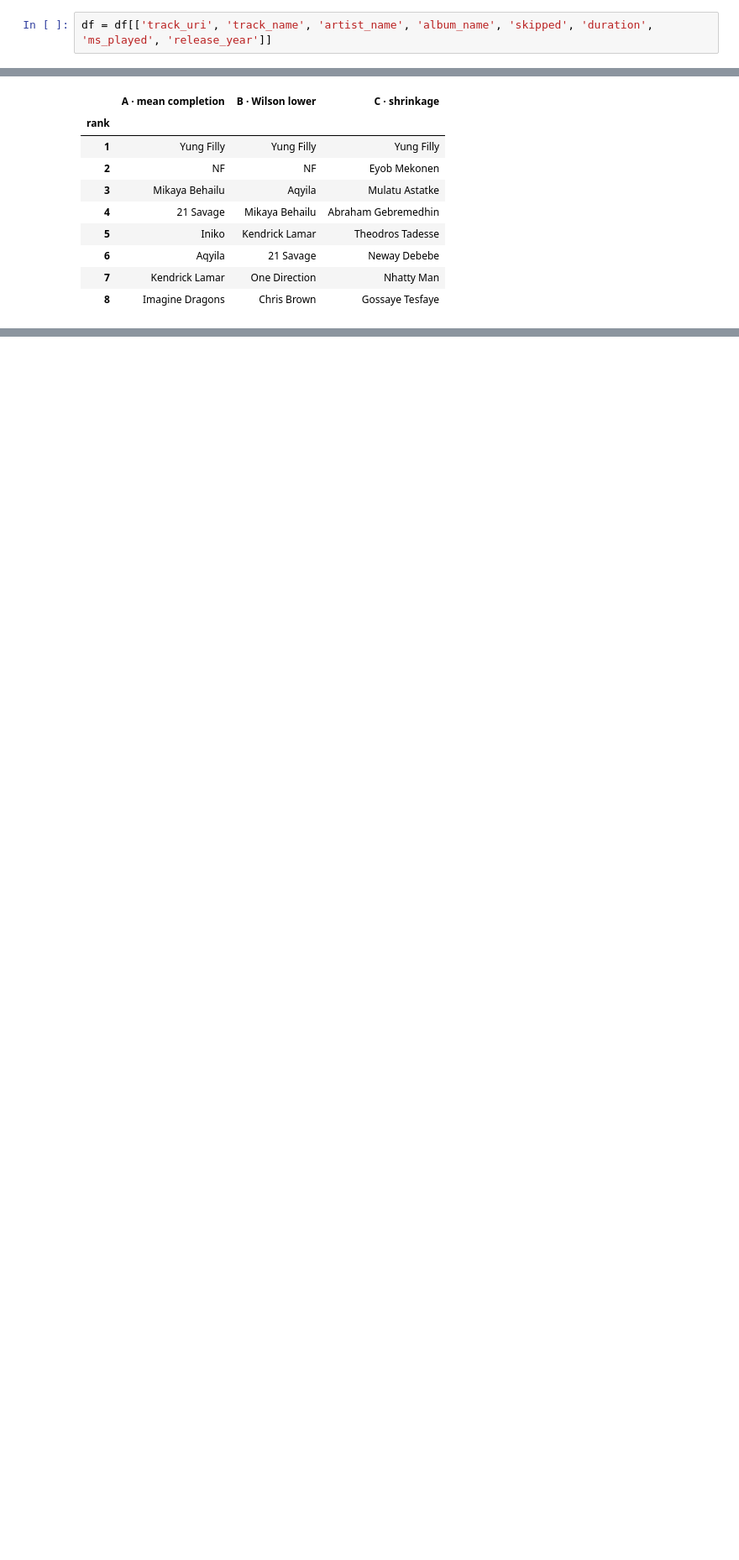
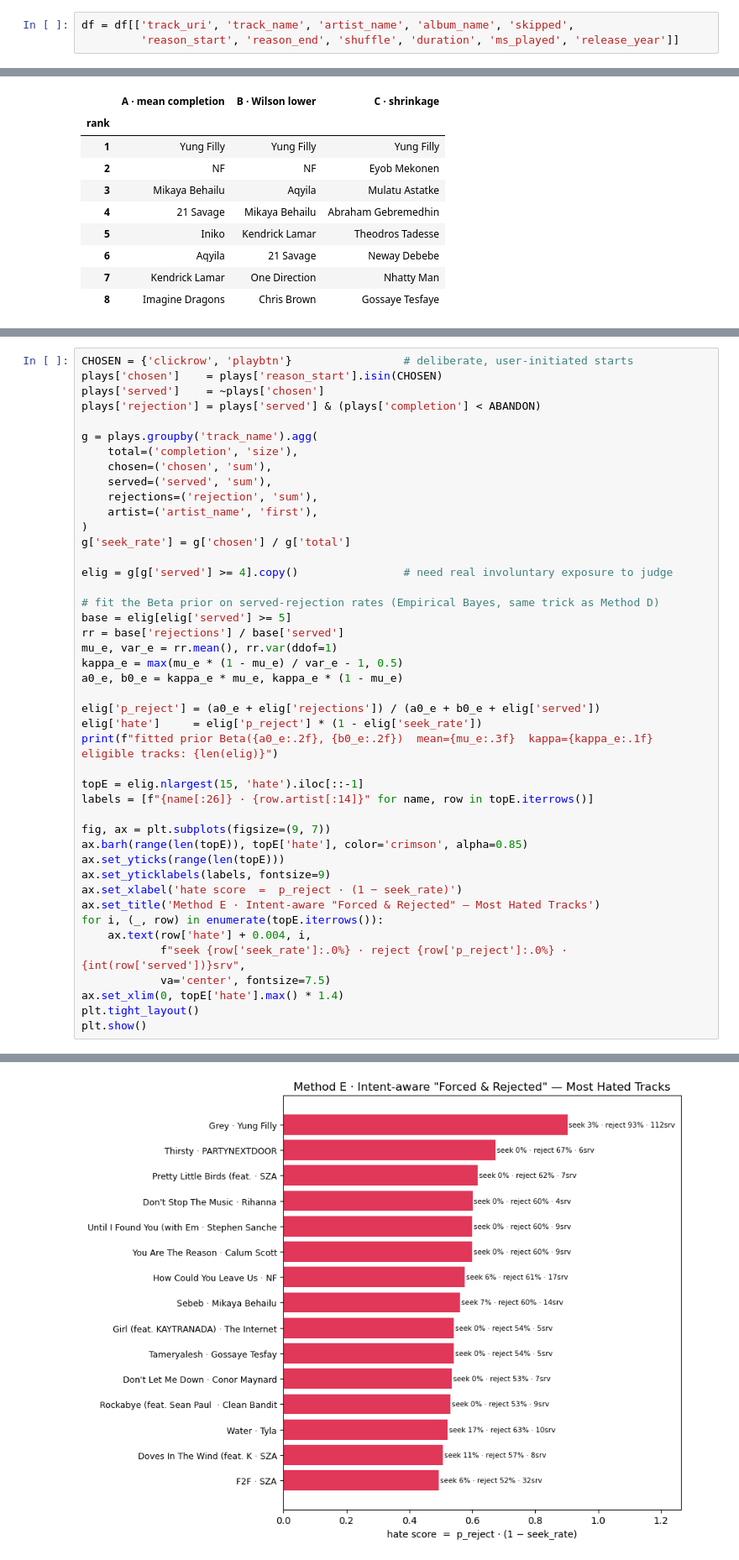
Before and after one commit to kaleb-asefa/rewind, a Jupyter notebook: notebooks/main.ipynb, the cells around one changed output, grey strips where cells are left out. Shown at 84% size. Cells and saved outputs as stored; diff of their text form; blank space fills up the shorter version.

Commit message:
Implement Intent-Aware Hate — "Forced & Rejected"

```diff
--- a/notebooks/main.ipynb
+++ b/notebooks/main.ipynb
@@ -408,7 +408,8 @@ df = con.execute("""
 df.drop(columns=['track_id', 'username', 'episode_name', 'episode_show_name',
                  'episode_uri', 'offline_timestamp'], inplace=True)
 # %%
-df = df[['track_uri', 'track_name', 'artist_name', 'album_name', 'skipped', 'duration', 'ms_played', 'release_year']]
+df = df[['track_uri', 'track_name', 'artist_name', 'album_name', 'skipped',
+         'reason_start', 'reason_end', 'shuffle', 'duration', 'ms_played', 'release_year']]
 # %%
 df.loc[:, 'ms_played'] = df['ms_played'] / 1000
 # %%
@@ -825,0 +888,45 @@ art_cmp
+# %%
+CHOSEN = {'clickrow', 'playbtn'}                 # deliberate, user-initiated starts
+plays['chosen']    = plays['reason_start'].isin(CHOSEN)
+plays['served']    = ~plays['chosen']
+plays['rejection'] = plays['served'] & (plays['completion'] < ABANDON)
+
+g = plays.groupby('track_name').agg(
+    total=('completion', 'size'),
+    chosen=('chosen', 'sum'),
+    served=('served', 'sum'),
+    rejections=('rejection', 'sum'),
+    artist=('artist_name', 'first'),
+)
+g['seek_rate'] = g['chosen'] / g['total']
+
+elig = g[g['served'] >= 4].copy()                # need real involuntary exposure to judge
+
+# fit the Beta prior on served-rejection rates (Empirical Bayes, same trick as Method D)
+base = elig[elig['served'] >= 5]
+rr = base['rejections'] / base['served']
+mu_e, var_e = rr.mean(), rr.var(ddof=1)
+kappa_e = max(mu_e * (1 - mu_e) / var_e - 1, 0.5)
+a0_e, b0_e = kappa_e * mu_e, kappa_e * (1 - mu_e)
+
+elig['p_reject'] = (a0_e + elig['rejections']) / (a0_e + b0_e + elig['served'])
+elig['hate']     = elig['p_reject'] * (1 - elig['seek_rate'])
+print(f"fitted prior Beta({a0_e:.2f}, {b0_e:.2f})  mean={mu_e:.3f}  kappa={kappa_e:.1f}   eligible tracks: {len(elig)}")
+
+topE = elig.nlargest(15, 'hate').iloc[::-1]
+labels = [f"{name[:26]} · {row.artist[:14]}" for name, row in topE.iterrows()]
+
+fig, ax = plt.subplots(figsize=(9, 7))
+ax.barh(range(len(topE)), topE['hate'], color='crimson', alpha=0.85)
+ax.set_yticks(range(len(topE)))
+ax.set_yticklabels(labels, fontsize=9)
+ax.set_xlabel('hate score  =  p_reject · (1 − seek_rate)')
+ax.set_title('Method E · Intent-aware "Forced & Rejected" — Most Hated Tracks')
+for i, (_, row) in enumerate(topE.iterrows()):
+    ax.text(row['hate'] + 0.004, i,
+            f"seek {row['seek_rate']:.0%} · reject {row['p_reject']:.0%} · {int(row['served'])}srv",
+            va='center', fontsize=7.5)
+ax.set_xlim(0, topE['hate'].max() * 1.4)
+plt.tight_layout()
+plt.show()
+# %% [output]
@@ -825,0 +934 @@ art_cmp
+[figure, added]
```
Also changed, not shown: parts of 8 cells of this notebook.
